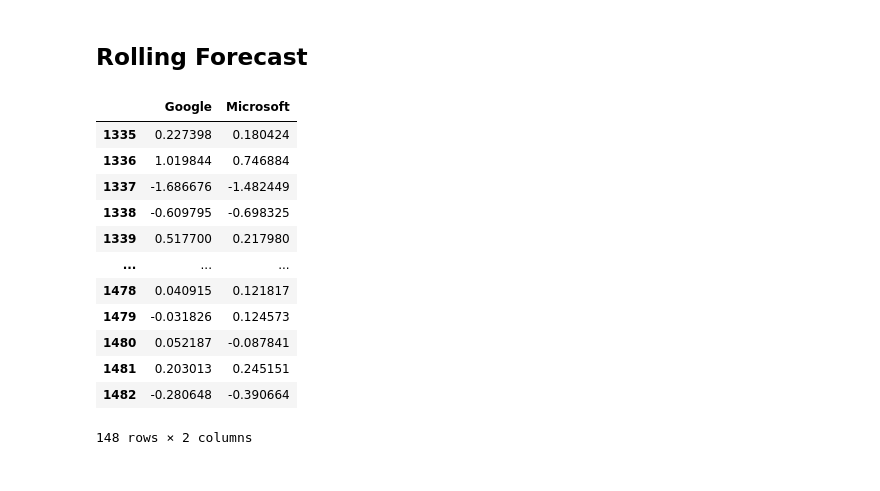
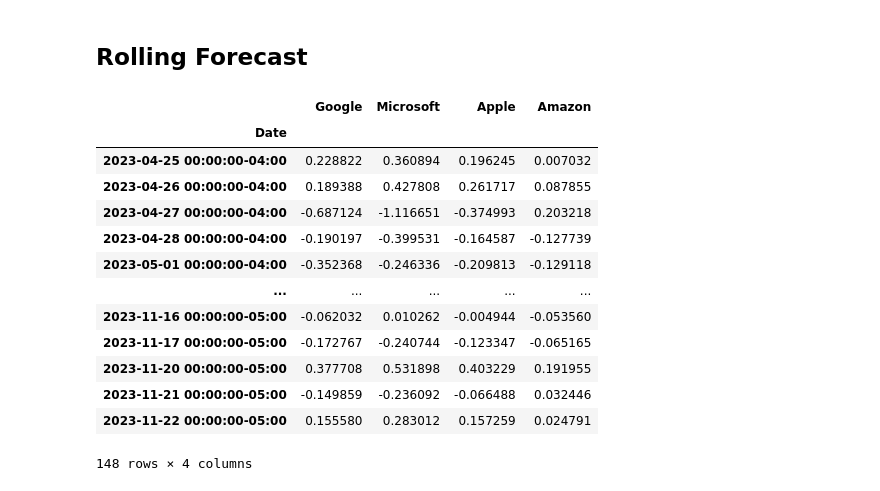
Before and after one commit to JulyAug/Assignment, a Jupyter notebook: VAR Microsoft & Google Stock Price Prediction.ipynb, the cells around one changed output. Saved outputs shown, nothing was run; the diff lists cells and outputs as text; code cells hidden in the pictures.

```diff
--- a/VAR Microsoft & Google Stock Price Prediction.ipynb
+++ b/VAR Microsoft & Google Stock Price Prediction.ipynb
@@ -318,7 +398,0 @@ memory usage: 2.4 KB
-# %%
-# According to AIC check, the explicitly computed AIC is the lowest at lag 9.
-
-data=gc_check
-model = VAR(train)
-model_fitted = model.fit(9)
-model_fitted.summary()
@@ -342,0 +399,17 @@ Microsoft    0.787721   1.000000
+# %%
+results_df = pd.DataFrame(columns=df_all.columns, index=df_all.columns)
+
+for i in range(len(df_all.columns)):
+    for j in range(len(df_all.columns)):
+        if i != j:
+
+            test_result=grangercausalitytests(df_all[[df_all.columns[j], df_all.columns[i]]], maxlag=30, verbose=False)
+
+            # Get the p-value of the F-test for the last lag
+            p_value = test_result[2][0]['ssr_ftest'][1]
+
+            # If the p-value is less than 0.05, we reject the null hypothesis and conclude that
+            # the column variable Granger-causes the index variable
+            results_df.loc[df_all.columns[j], df_all.columns[i]] = p_value < 0.05
+
+print(results_df)
@@ -378,6 +453,6 @@ array([[ 0.23336122, -0.84809791],
 # %%
 # Forecast
 fore = model_fitted.forecast(y=forecast_input, steps=nobs)
-forecast = pd.DataFrame(fore, index=data.index[-nobs:], columns=data.columns )
+forecast = pd.DataFrame(fore, index=df_all.index[-nobs:], columns=test.columns )
 forecast
 # %% [output]
@@ -449,32 +525,33 @@ rolling_predictions = pd.DataFrame()
 test_size = 148
 
 for i in range(test_size):
-    train = data[:-(test_size-i)]
+    train = df_all[:-(test_size-i)]
 
-    forecast_input = train.values[-9:]
+    forecast_input = train.values[-1:]
 
     model = VAR(train)
-    model_fitted = model.fit(9)
+    model_fitted = model.fit(1)
     pred = model_fitted.forecast(y=forecast_input, steps=1)
-    forecast = pd.DataFrame(pred, columns=data.columns )
+    forecast = pd.DataFrame(pred, columns=df_all.columns )
     rolling_predictions = rolling_predictions.append(forecast)
 # %%
-rolling_predictions.index = range(1335, 1483)
+rolling_predictions.index = test.index
 rolling_predictions
 # %% [output]
-|  | Google | Microsoft |
-| 1335 | 0.227398 | 0.180424 |
-| 1336 | 1.019844 | 0.746884 |
-| 1337 | -1.686676 | -1.482449 |
-| 1338 | -0.609795 | -0.698325 |
-| 1339 | 0.517700 | 0.217980 |
-| ... | ... | ... |
-| 1478 | 0.040915 | 0.121817 |
-| 1479 | -0.031826 | 0.124573 |
-| 1480 | 0.052187 | -0.087841 |
-| 1481 | 0.203013 | 0.245151 |
-| 1482 | -0.280648 | -0.390664 |
+|  | Google | Microsoft | Apple | Amazon |
+| Date |  |  |  |  |
+| 2023-04-25 00:00:00-04:00 | 0.228822 | 0.360894 | 0.196245 | 0.007032 |
+| 2023-04-26 00:00:00-04:00 | 0.189388 | 0.427808 | 0.261717 | 0.087855 |
+| 2023-04-27 00:00:00-04:00 | -0.687124 | -1.116651 | -0.374993 | 0.203218 |
+| 2023-04-28 00:00:00-04:00 | -0.190197 | -0.399531 | -0.164587 | -0.127739 |
+| 2023-05-01 00:00:00-04:00 | -0.352368 | -0.246336 | -0.209813 | -0.129118 |
+| ... | ... | ... | ... | ... |
+| 2023-11-16 00:00:00-05:00 | -0.062032 | 0.010262 | -0.004944 | -0.053560 |
+| 2023-11-17 00:00:00-05:00 | -0.172767 | -0.240744 | -0.123347 | -0.065165 |
+| 2023-11-20 00:00:00-05:00 | 0.377708 | 0.531898 | 0.403229 | 0.191955 |
+| 2023-11-21 00:00:00-05:00 | -0.149859 | -0.236092 | -0.066488 | 0.032446 |
+| 2023-11-22 00:00:00-05:00 | 0.155580 | 0.283012 | 0.157259 | 0.024791 |
-148 rows × 2 columns
+148 rows × 4 columns
 # %%
 plt.plot(test['Google'], label='True')
 plt.plot(rolling_predictions['Google'],label='Predicted')
```
Also changed, not shown: parts of 59 cells of this notebook.
